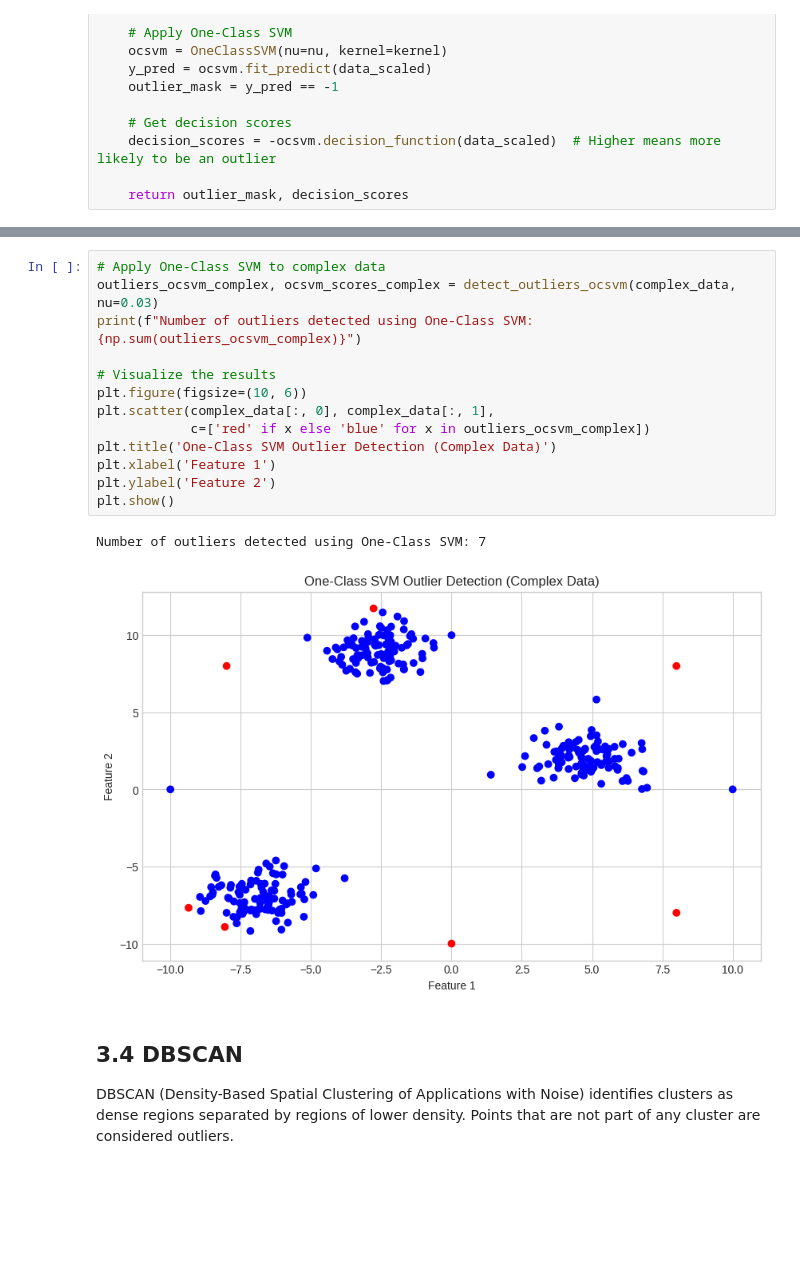
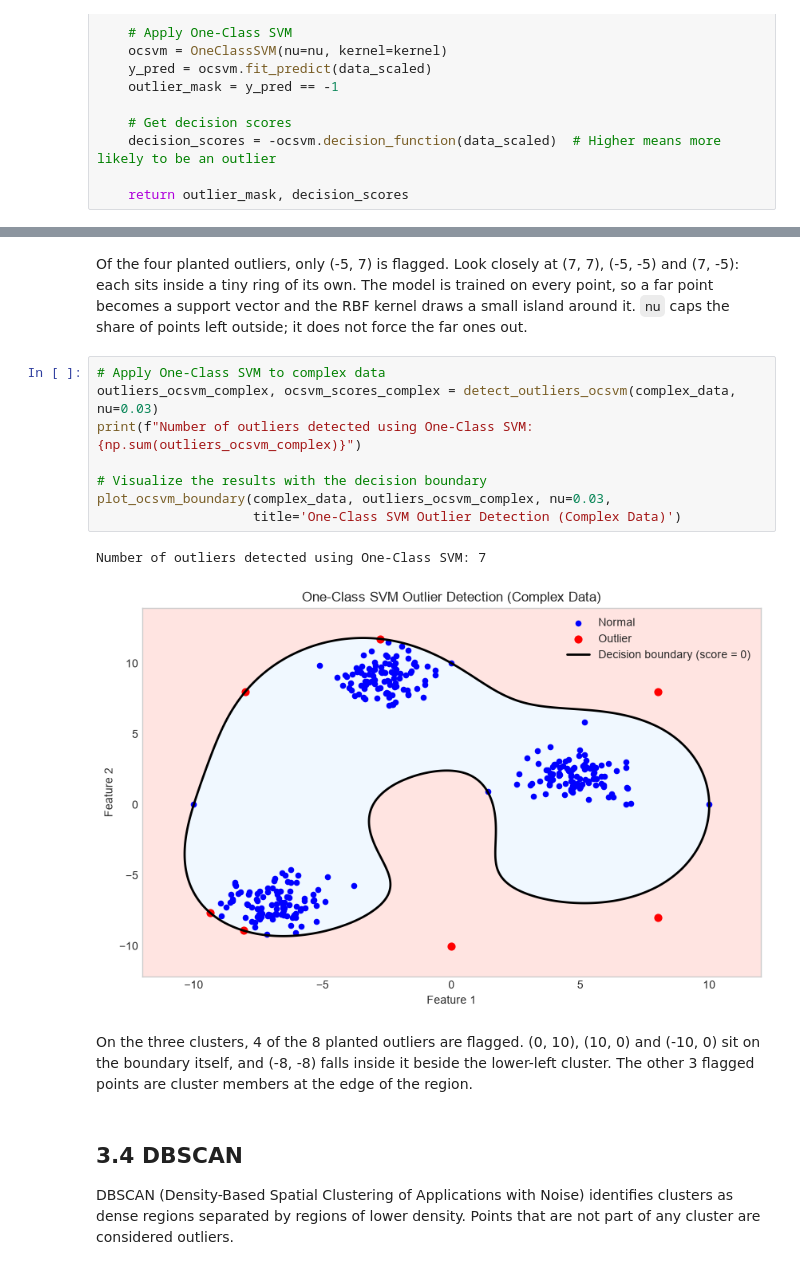
Before and after one commit to iitm-da/da2402, a Jupyter notebook: data cleaning/outlier_detection_techniques.ipynb, the cells around one changed output, grey strips where cells are left out. Saved outputs shown, nothing was run; the diff lists cells and outputs as text; blank space fills up the shorter version.

Commit message:
Outlier notebook: draw One-Class SVM decision boundary, note what it reveals

```diff
--- a/data cleaning/outlier_detection_techniques.ipynb
+++ b/data cleaning/outlier_detection_techniques.ipynb
@@ -534,19 +567,18 @@ Number of outliers detected using One-Class SVM: 4
+# %% [markdown]
+Of the four planted outliers, only (-5, 7) is flagged. Look closely at (7, 7), (-5, -5) and (7, -5): each sits inside a tiny ring of its own. The model is trained on every point, so a far point becomes a support vector and the RBF kernel draws a small island around it. `nu` caps the share of points left outside; it does not force the far ones out.
 # %%
 # Apply One-Class SVM to complex data
 outliers_ocsvm_complex, ocsvm_scores_complex = detect_outliers_ocsvm(complex_data, nu=0.03)
 print(f"Number of outliers detected using One-Class SVM: {np.sum(outliers_ocsvm_complex)}")
 
-# Visualize the results
-plt.figure(figsize=(10, 6))
-plt.scatter(complex_data[:, 0], complex_data[:, 1],
-            c=['red' if x else 'blue' for x in outliers_ocsvm_complex])
-plt.title('One-Class SVM Outlier Detection (Complex Data)')
-plt.xlabel('Feature 1')
-plt.ylabel('Feature 2')
-plt.show()
+# Visualize the results with the decision boundary
+plot_ocsvm_boundary(complex_data, outliers_ocsvm_complex, nu=0.03,
+                    title='One-Class SVM Outlier Detection (Complex Data)')
 # %% [output]
 Number of outliers detected using One-Class SVM: 7
-[figure, old version]
+[figure, new version]
+# %% [markdown]
+On the three clusters, 4 of the 8 planted outliers are flagged. (0, 10), (10, 0) and (-10, 0) sit on the boundary itself, and (-8, -8) falls inside it beside the lower-left cluster. The other 3 flagged points are cluster members at the edge of the region.
 # %% [markdown]
 <a id="dbscan"></a>
 ## 3.4 DBSCAN
```
Also changed, not shown: parts of 3 cells of this notebook.
